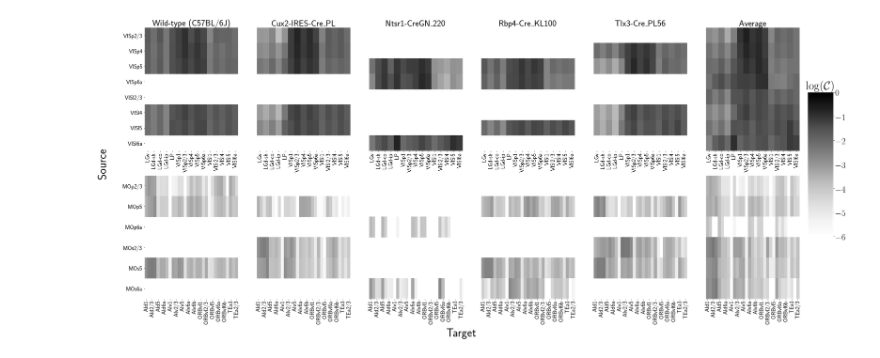
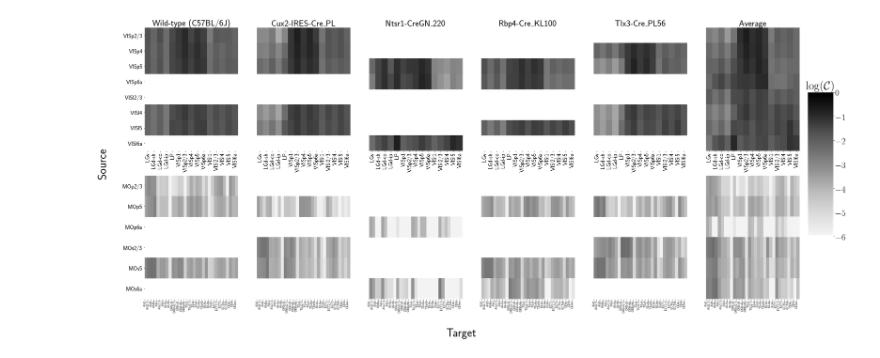
Before and after one commit to AllenInstitute/mouse_connectivity_models, a Jupyter notebook: analyses/paper/figures/Fig3_061521.ipynb, the cells around one changed output. Drawn from its saved outputs; the diff is of its cells as text; code cells hidden in the pictures.

```diff
--- a/analyses/paper/figures/Fig3_061521.ipynb
+++ b/analyses/paper/figures/Fig3_061521.ipynb
@@ -155,3 +148,23 @@ mpl.rcParams['text.latex.preamble'] = [r'\usepackage{amsmath}'] #for \text comma
+# %%
+import matplotlib as mpl
+mpl.rcParams['text.usetex'] = True
+mpl.rcParams['text.latex.preamble'] = [r'\usepackage{amsmath}'] #for \text command
+import matplotlib.pyplot as plt
+import matplotlib.colors as colors
+import numpy as np
+
+def truncate_colormap(cmap, minval=0.0, maxval=1.0, n=100):
+    new_cmap = colors.LinearSegmentedColormap.from_list(
+        'trunc({n},{a:.2f},{b:.2f})'.format(n=cmap.name, a=minval, b=maxval),
+        #cmap(np.linspace(maxval, minval, n)))
+        cmap(np.linspace(minval,maxval , n)))
+    return new_cmap
+
+#arr = np.linspace(0, 50, 100).reshape((10, 10))
+#fig, ax = plt.subplots(ncols=2)
+
+cmap = plt.get_cmap('Greys')
+new_cmap = truncate_colormap(cmap, 0.1,1.)
 # %%
 tregion_names = np.asarray(target_regions)[:,1]
 treg_names = np.asarray(targ_reg)[:,1]
@@ -162,42 +175,42 @@ fig, axes = plt.subplots(2,6, figsize = (40,17))
 cbar_ax = fig.add_axes([.91, .3, .03, .4])
 #lowlim = -7
 tp = wt_conn_log.loc[source_regions].loc[:,target_regions]
-sns.heatmap(tp, vmin = lowlim, vmax= 0., ax= axes[0,0], cbar = False,cmap = 'Greys')
+sns.heatmap(tp, vmin = lowlim, vmax= 0., ax= axes[0,0], cbar = False,cmap = new_cmap)
 
 tp = wt_conn_log.loc[source_reg].loc[:,targ_reg]
-sns.heatmap(tp, vmin = lowlim, vmax= 0., ax= axes[1,0], cbar = False,cmap = 'Greys')
+sns.heatmap(tp, vmin = lowlim, vmax= 0., ax= axes[1,0], cbar = False,cmap = new_cmap)
 
 tp = Cux2_conn_log.loc[source_regions].loc[:,target_regions]
-sns.heatmap(tp, vmin = lowlim, vmax= 0., ax= axes[0,1], cbar = False,cmap = 'Greys')
+sns.heatmap(tp, vmin = lowlim, vmax= 0., ax= axes[0,1], cbar = False,cmap = new_cmap)
 
 tp = Cux2_conn_log.loc[source_reg].loc[:,targ_reg]
-sns.heatmap(tp, vmin = lowlim, vmax= 0., ax= axes[1,1], cbar = False,cmap = 'Greys')
+sns.heatmap(tp, vmin = lowlim, vmax= 0., ax= axes[1,1], cbar = False,cmap = new_cmap)
 
 tp = Ntsr1_conn_log.loc[source_regions].loc[:,target_regions]
-sns.heatmap(tp, vmin = lowlim, vmax= 0., ax= axes[0,2], cbar = False,cmap = 'Greys')
+sns.heatmap(tp, vmin = lowlim, vmax= 0., ax= axes[0,2], cbar = False,cmap = new_cmap)
 
 tp = Ntsr1_conn_log.loc[source_reg].loc[:,targ_reg]
-sns.heatmap(tp, vmin = lowlim, vmax= 0., ax= axes[1,2], cbar = False,cmap = 'Greys')
+sns.heatmap(tp, vmin = lowlim, vmax= 0., ax= axes[1,2], cbar = False,cmap = new_cmap)
 
 tp = Rbp4_conn_log.loc[source_regions].loc[:,target_regions]
-sns.heatmap(tp, vmin = lowlim, vmax= 0., ax= axes[0,3], cbar = False,cmap = 'Greys')
+sns.heatmap(tp, vmin = lowlim, vmax= 0., ax= axes[0,3], cbar = False,cmap = new_cmap)
 
 tp = Rbp4_conn_log.loc[source_reg].loc[:,targ_reg]
-sns.heatmap(tp, vmin = lowlim, vmax= 0., ax= axes[1,3], cbar = False,cmap = 'Greys')
+sns.heatmap(tp, vmin = lowlim, vmax= 0., ax= axes[1,3], cbar = False,cmap = new_cmap)
 
 tp = Tlx3_conn_log.loc[source_regions].loc[:,target_regions]
-sns.heatmap(tp, vmin = lowlim, vmax= 0., ax= axes[0,4], cbar = False,cmap = 'Greys')
+sns.heatmap(tp, vmin = lowlim, vmax= 0., ax= axes[0,4], cbar = False,cmap = new_cmap)
 
 tp = Tlx3_conn_log.loc[source_reg].loc[:,targ_reg]
 #tp.iloc[tuple(np.where(tp < lowlim))] = lowlim
-sns.heatmap(tp, vmin = lowlim, vmax= 0., ax= axes[1,4], cbar = True,cbar_ax= cbar_ax,cmap = 'Greys') #cbar_kws={'label': 'Log projection strength'})
+sns.heatmap(tp, vmin = lowlim, vmax= 0., ax= axes[1,4], cbar = True,cbar_ax= cbar_ax,cmap = new_cmap) #cbar_kws={'label': 'Log projection strength'})
 
 tp = av_data_log.loc[source_regions].loc[:,target_regions]
-sns.heatmap(tp, vmin = lowlim, vmax= 0., ax= axes[0,5], cbar = False,cmap = 'Greys')
+sns.heatmap(tp, vmin = lowlim, vmax= 0., ax= axes[0,5], cbar = False,cmap = new_cmap)
 
 tp = av_data_log.loc[source_reg].loc[:,targ_reg]
 #tp.iloc[tuple(np.where(tp < lowlim))] = lowlim
-sns.heatmap(tp, vmin = lowlim, vmax= 0., ax= axes[1,5], cbar = True,cbar_ax= cbar_ax,cmap = 'Greys') #cbar_kws={'label': 'Log projection strength'})
+sns.heatmap(tp, vmin = lowlim, vmax= 0., ax= axes[1,5], cbar = True,cbar_ax= cbar_ax,cmap = new_cmap) #cbar_kws={'label': 'Log projection strength'})
 
 
 cbar_ax.set_title(r"$\log(\mathcal C)$", fontsize = 40)
@@ -219,12 +232,20 @@ axes[0,3].set_xticklabels(tregion_names, fontsize = 20)
 axes[0,4].set_xticklabels(tregion_names, fontsize = 20)
 axes[0,5].set_xticklabels(tregion_names, fontsize = 20)
 
-axes[1,0].set_xticklabels(treg_names, fontsize = 20)
-axes[1,1].set_xticklabels(treg_names, fontsize = 20)
-axes[1,2].set_xticklabels(treg_names, fontsize = 20)
-axes[1,3].set_xticklabels(treg_names, fontsize = 20)
-axes[1,4].set_xticklabels(treg_names, fontsize = 20)
-axes[1,5].set_xticklabels(treg_names, fontsize = 20)
+axes[1,0].set_xticks(list(range(len(treg_names))))
+axes[1,1].set_xticks(list(range(len(treg_names))))
+axes[1,2].set_xticks(list(range(len(treg_names))))
+axes[1,3].set_xticks(list(range(len(treg_names))))
+axes[1,4].set_xticks(list(range(len(treg_names))))
+axes[1,5].set_xticks(list(range(len(treg_names))))
+
+
+axes[1,0].set_xticklabels(treg_names, fontsize = 10)
+axes[1,1].set_xticklabels(treg_names, fontsize = 10)
+axes[1,2].set_xticklabels(treg_names, fontsize = 10)
+axes[1,3].set_xticklabels(treg_names, fontsize = 10)
+axes[1,4].set_xticklabels(treg_names, fontsize = 10)
+axes[1,5].set_xticklabels(treg_names, fontsize = 10)
 #axes[0,1].set_title('Cux2-IRES-Cre\_PL', fontsize = 30)
 #axes[0,2].set_title("Ntsr1-CreGN\_220", fontsize = 30)
 #axes[0,3].set_title('Rbp4-Cre\_KL100', fontsize = 30)
@@ -263,34 +284,34 @@ axes[0,5].set_yticks([])
 
 axes[1,1].set_ylabel('')
 axes[0,1].set_ylabel('')
 axes[1,2].set_ylabel('')
 axes[0,2].set_ylabel('')
 axes[1,3].set_ylabel('')
 axes[0,3].set_ylabel('')
 axes[1,4].set_ylabel('')
 axes[0,4].set_ylabel('')
 axes[1,5].set_ylabel('')
 axes[0,5].set_ylabel('')
 
 axes[1,0].set_xlabel('')
 axes[0,0].set_xlabel('')
 axes[1,1].set_xlabel('')
 axes[0,1].set_xlabel('')
 axes[1,2].set_xlabel('')
 axes[0,2].set_xlabel('')
 axes[1,3].set_xlabel('')
 axes[0,3].set_xlabel('')
 axes[1,4].set_xlabel('')
 axes[0,4].set_xlabel('')
 axes[1,5].set_xlabel('')
 axes[0,5].set_xlabel('')
 
 fig.text(0.5, 0.02, 'Target', ha='center', fontsize = 40)
 fig.text(0.07, 0.5, 'Source', va='center', rotation='vertical', fontsize = 40)
 
 plt.savefig('/Users/samsonkoelle/alleninstitute/sambranch/mouse_connectivity_models/analyses/paper/figures/visp_mo_0615', bbox_inches = 'tight')
 # %% [output]
-[figure, old version]
+[figure, new version]
 # %%
 from allensdk.core.mouse_connectivity_cache import MouseConnectivityCache
 mcc = MouseConnectivityCache(manifest_file = '../connectivity/mouse_connectivity_manifest.json')
```
Also changed, not shown: parts of 12 cells of this notebook, 24 other files.
